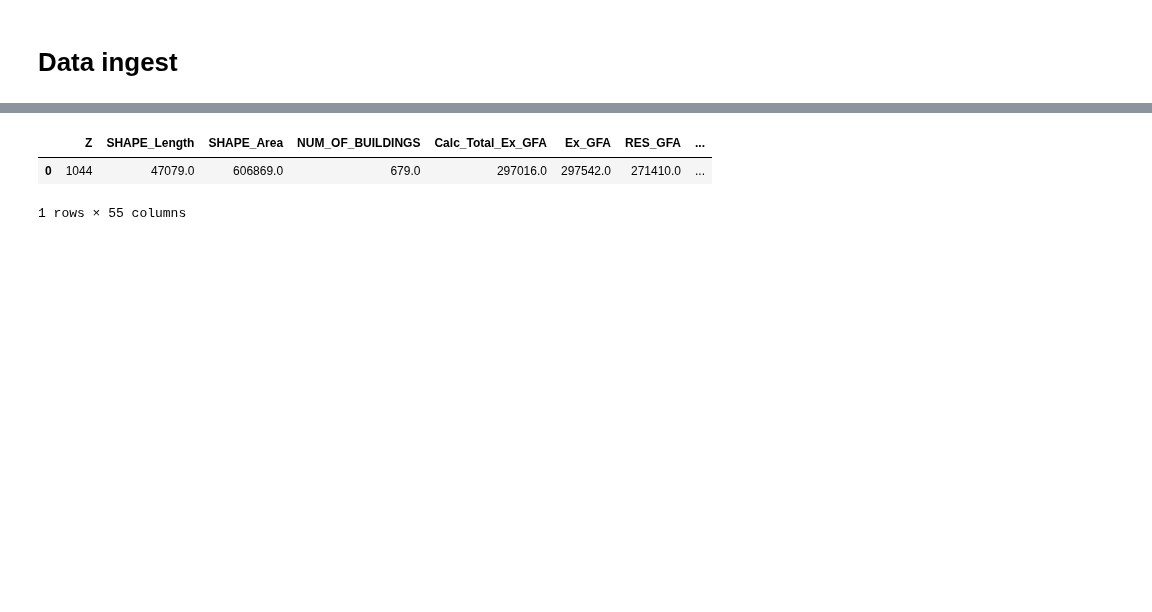
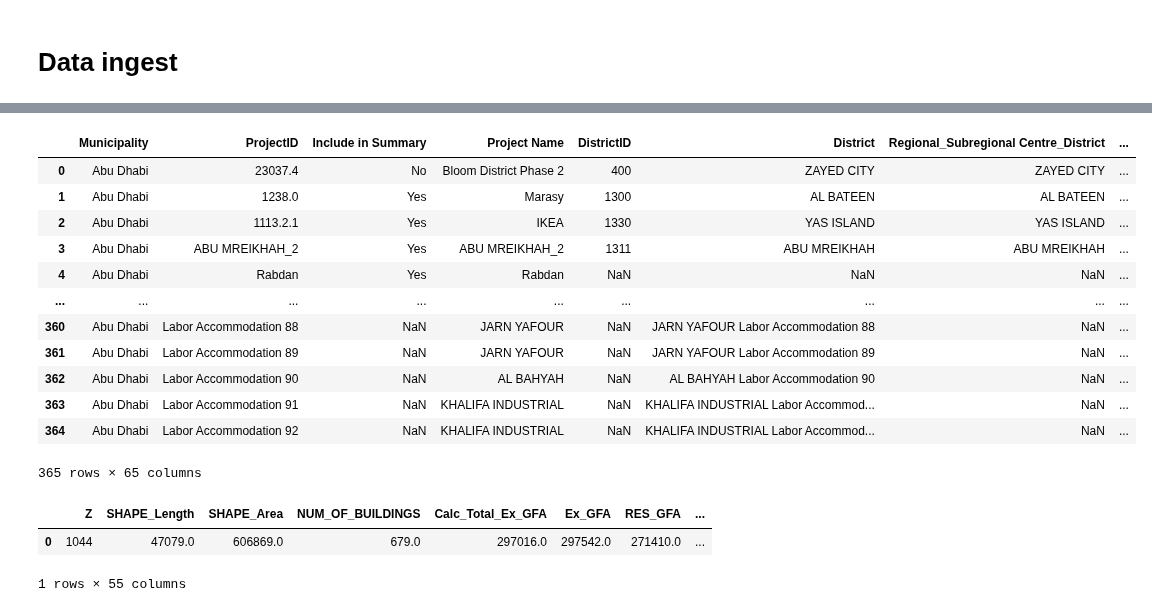
Before and after one commit to BuroHappoldLegacySoup/PlanCapitalLandModel, a Jupyter notebook: Module 1 Masterplan to TAZ Allocation.ipynb, the cells around one changed output, grey strips where cells are left out. Drawn from its saved outputs; the diff is of its cells as text; code cells hidden in the pictures; blank space fills up the shorter version.

```diff
--- a/Module 1 Masterplan to TAZ Allocation.ipynb
+++ b/Module 1 Masterplan to TAZ Allocation.ipynb
@@ -12,4 +12,5 @@ from pathlib import Path
 # %%
 # Reading in masterplan data
 
-pd
+data_masterplan_input = pd.read_csv('mp_data.csv')
+data_masterplan_input.head(1)
@@ -16,3 +55,19 @@ pd
+# %%
+data_masterplan_input
+# %% [output]
+|  | Municipality | ProjectID | Include in Summary | Project Name | DistrictID | District | Regional_Subregional Centre_District | ... |
+| 0 | Abu Dhabi | 23037.4 | No | Bloom District Phase 2 | 400 | ZAYED CITY | ZAYED CITY | ... |
+| 1 | Abu Dhabi | 1238.0 | Yes | Marasy | 1300 | AL BATEEN | AL BATEEN | ... |
+| 2 | Abu Dhabi | 1113.2.1 | Yes | IKEA | 1330 | YAS ISLAND | YAS ISLAND | ... |
+| 3 | Abu Dhabi | ABU MREIKHAH_2 | Yes | ABU MREIKHAH_2 | 1311 | ABU MREIKHAH | ABU MREIKHAH | ... |
+| 4 | Abu Dhabi | Rabdan | Yes | Rabdan | NaN | NaN | NaN | ... |
+| ... | ... | ... | ... | ... | ... | ... | ... | ... |
+| 360 | Abu Dhabi | Labor Accommodation 88 | NaN | JARN YAFOUR | NaN | JARN YAFOUR Labor Accommodation 88 | NaN | ... |
+| 361 | Abu Dhabi | Labor Accommodation 89 | NaN | JARN YAFOUR | NaN | JARN YAFOUR Labor Accommodation 89 | NaN | ... |
+| 362 | Abu Dhabi | Labor Accommodation 90 | NaN | AL BAHYAH | NaN | AL BAHYAH Labor Accommodation 90 | NaN | ... |
+| 363 | Abu Dhabi | Labor Accommodation 91 | NaN | KHALIFA INDUSTRIAL | NaN | KHALIFA INDUSTRIAL Labor Accommod... | NaN | ... |
+| 364 | Abu Dhabi | Labor Accommodation 92 | NaN | KHALIFA INDUSTRIAL | NaN | KHALIFA INDUSTRIAL Labor Accommod... | NaN | ... |
+365 rows × 65 columns
 # %%
 # Reading in baseline TAZ data
 
```
Also changed, not shown: parts of 7 cells of this notebook, 2 other files.
